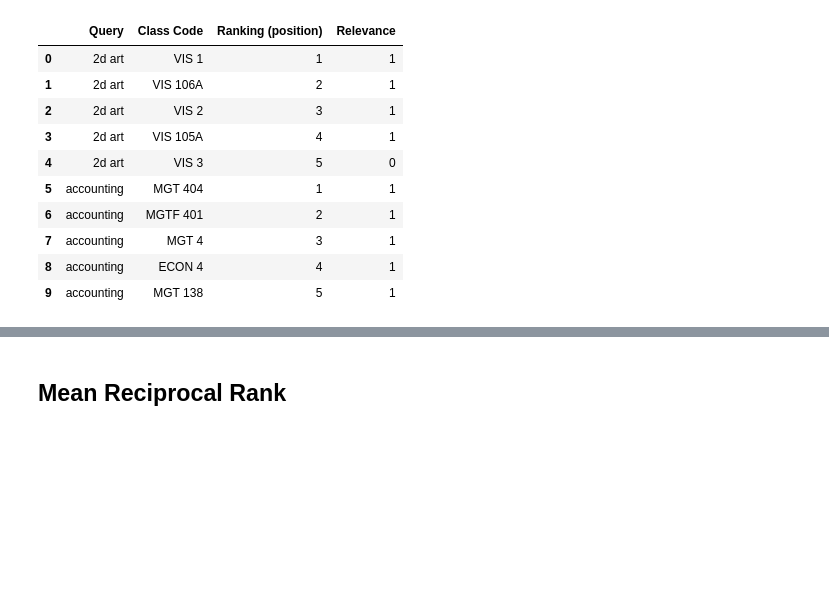
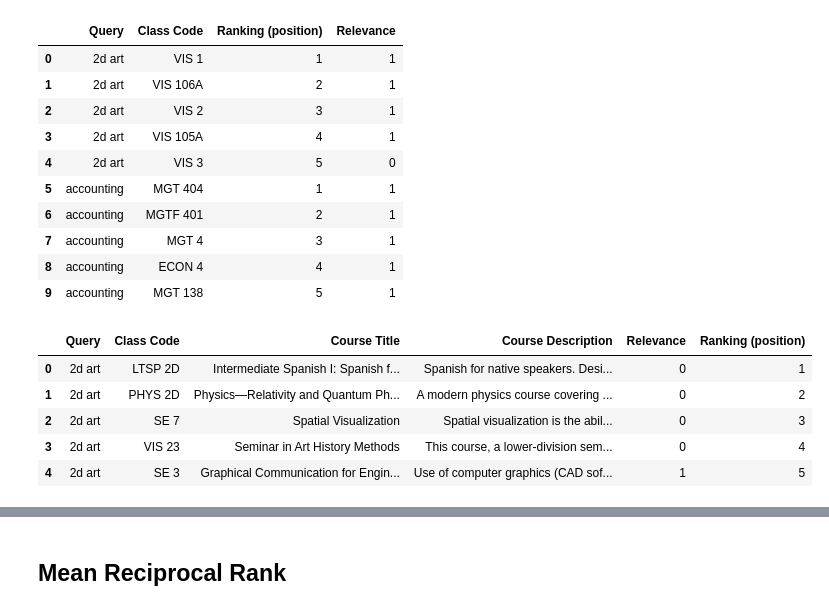
Before and after one commit to toekneeta/UCSDCourseSearch, a Jupyter notebook: notebooks/evaluation.ipynb, the cells around one changed output, grey strips where cells are left out. Drawn from its saved outputs; the diff is of its cells as text; code cells hidden in the pictures; blank space fills up the shorter version.

Commit message:
added elasticsearch results, code updates

```diff
--- a/notebooks/evaluation.ipynb
+++ b/notebooks/evaluation.ipynb
@@ -4,8 +4,10 @@ import pandas as pd
 # %%
 ts = pd.read_csv('../data/tritonsearch_results.csv')
 ucs = pd.read_csv('../data/ucs_results_labeled.csv')
+es = pd.read_csv('../data/elasticsearch_results_labeled.csv')
 
-test_results = [ts, ucs]
+
+test_results = [es, ts, ucs]
 # %%
 ts.head(10)
 # %% [output]
@@ -34,3 +36,12 @@ ucs.head(10)
 | 7 | accounting | MGT 4 | 3 | 1 |
 | 8 | accounting | ECON 4 | 4 | 1 |
 | 9 | accounting | MGT 138 | 5 | 1 |
+# %%
+es.head()
+# %% [output]
+|  | Query | Class Code | Course Title | Course Description | Relevance | Ranking (position) |
+| 0 | 2d art | LTSP 2D | Intermediate Spanish I: Spanish f... | Spanish for native speakers. Desi... | 0 | 1 |
+| 1 | 2d art | PHYS 2D | Physics—Relativity and Quantum Ph... | A modern physics course covering ... | 0 | 2 |
+| 2 | 2d art | SE 7 | Spatial Visualization | Spatial visualization is the abil... | 0 | 3 |
+| 3 | 2d art | VIS 23 | Seminar in Art History Methods | This course, a lower-division sem... | 0 | 4 |
+| 4 | 2d art | SE 3 | Graphical Communication for Engin... | Use of computer graphics (CAD sof... | 1 | 5 |
```
Also changed, not shown: parts of 3 cells of this notebook, 19 other files.
